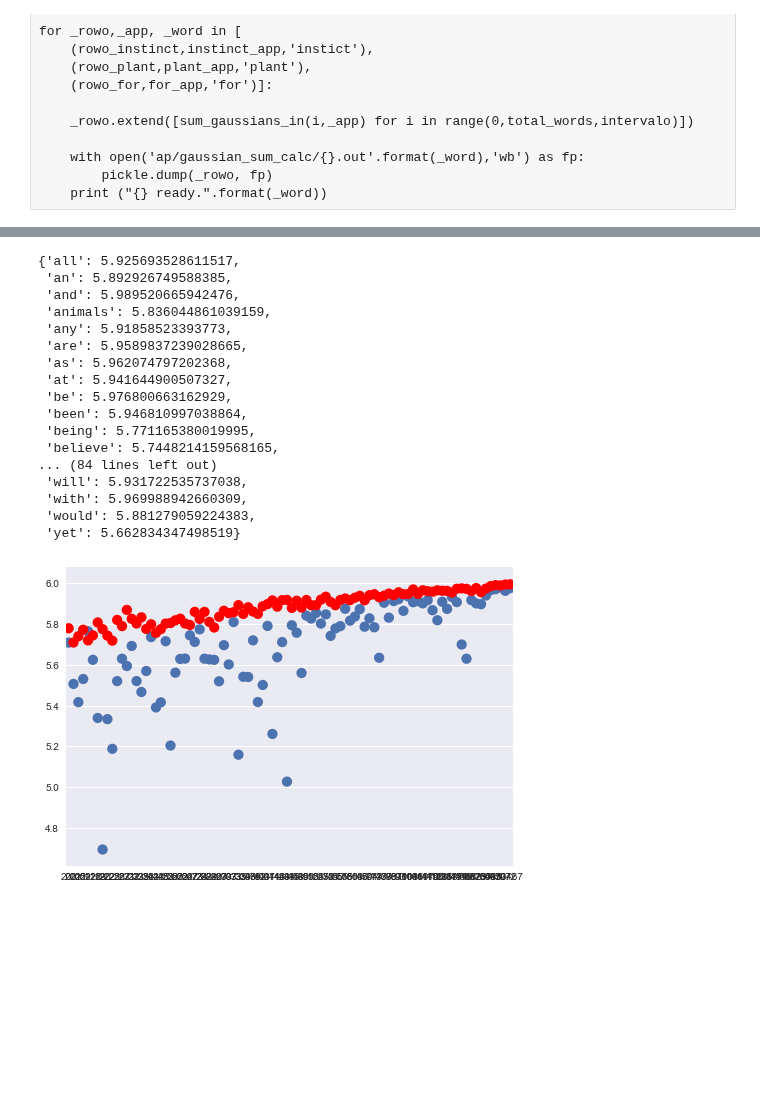
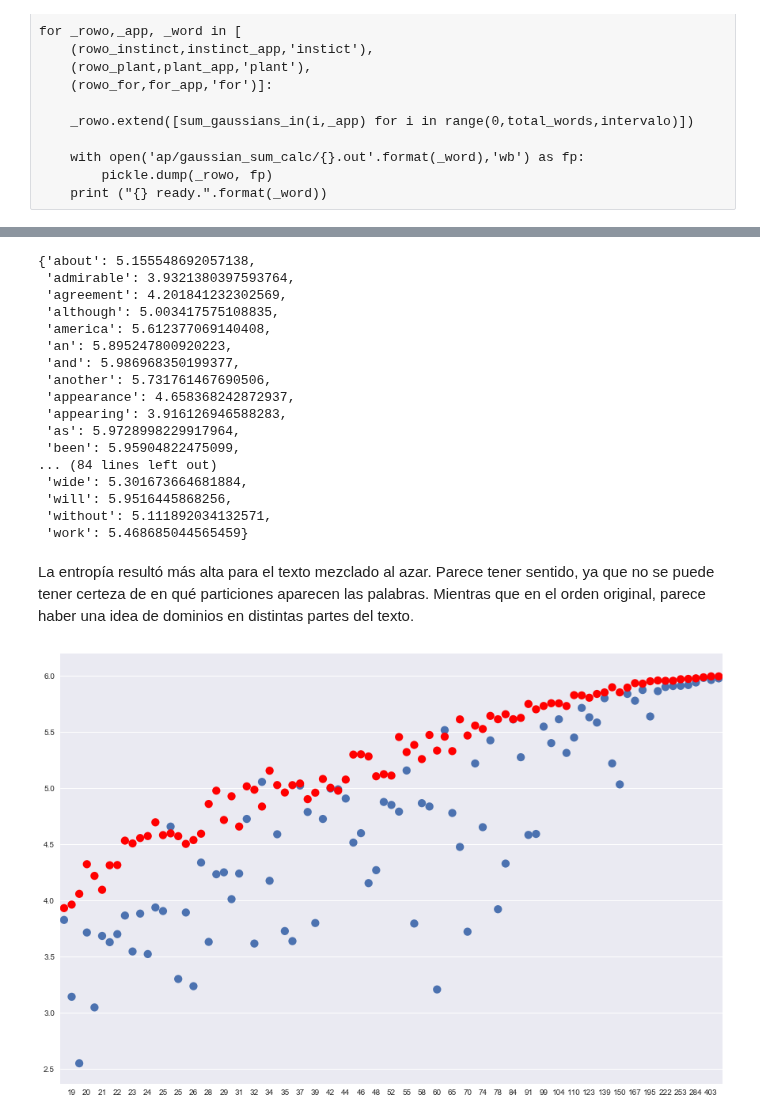
Before and after one commit to BrianBohe/DataScienceCourse, a Jupyter notebook: tp6/tp6.ipynb, the cells around one changed output, grey strips where cells are left out. Drawn from its saved outputs; the diff is of its cells as text; code cells hidden in the pictures; blank space fills up the shorter version.

```diff
--- a/tp6/tp6.ipynb
+++ b/tp6/tp6.ipynb
@@ -18,10 +22,12 @@ import pickle
 # %%
 def tokenize(text, remove_stopwords=True, allowed_words = [], lemat=False):
-    stopWords = set(stopwords.words('english'))|set(["''",",''",".''",".,'","...",".,",'``','--'])
+    stopWords = set(stopwords.words('english'))
+    removable = set(["''",",''",".''",".,'","...",".,",'``','--'])
     tokens = nltk.wordpunct_tokenize(text)
     tokens = [word.lower() for word in tokens if len(word) > 1]
-    tokens = [word for word in tokens if (not (word in stopWords and remove_stopwords) or word in allowed_words)
-              and not word.isdigit()]
+    tokens = [word for word in tokens
+              if ((not (word in stopWords and remove_stopwords) and not(word in removable)) or word in allowed_words)
+                  and not word.isdigit()]
 
     if lemat:
         porter_stemmer = PorterStemmer()
@@ -34,9 +40,10 @@ news_dic = {}
 full_text = []
 for node in root:
     docno, text = node
-    news_dic[docno.text.strip()] = text.text
+    news_dic[docno.text.strip()] = tokenize(text.text)
+    full_text.append(text.text)
 
-full_text = ''.join([v for k,v in news_dic.items()])
+full_text = ' '.join(full_text)
 # %%
 tokens = tokenize(full_text)
 fd = nltk.FreqDist(tokens)
@@ -90,4 +101,4 @@ scored
 # %%
 orig_species_f = open('ap/pg1228.txt', 'r')
 inputfile = orig_species_f.read()
-tokens_orig = tokenize(inputfile, False, allowed_words = ['for'])
+tokens_orig = tokenize(inputfile, False)
@@ -175,10 +195,10 @@ sns.plt.show()
 fd_orig = nltk.FreqDist(tokens_orig)
 salto = len(fd_orig)//1000
 elegidas = dict()
-fd_orig_s = sorted(fd_orig, key=lambda x: fd_orig[x],reverse=True)[:100]
-fd_orig_s
-for e in fd_orig_s:
-        elegidas[e] = fd_orig[e]
+fd_orig_s = sorted(fd_orig, key=lambda x: fd_orig[x],reverse=True)
+for e in range(100):
+    selection = fd_orig_s[math.floor(e**(1.5))]
+    elegidas[selection] = fd_orig[selection]
 
 elegidas
 # %% [output]
@@ -211,6 +231,7 @@ def freq_in_partition(w,p,p_total,text):
 
 particiones = 64
 entropias_orig = dict()
+
 for w,freq in elegidas.items():
     entropia_w = 0
     for p in range(particiones):
@@ -236,35 +257,46 @@ for w,freq in elegidas.items():
 entropias_orig
 entropias_random
 # %% [output]
-{'all': 5.925693528611517,
- 'an': 5.892926749588385,
- 'and': 5.989520665942476,
- 'animals': 5.836044861039159,
- 'any': 5.91858523393773,
- 'are': 5.9589837239028665,
- 'as': 5.962074797202368,
- 'at': 5.941644900507327,
- 'be': 5.976800663162929,
- 'been': 5.946810997038864,
- 'being': 5.771165380019995,
- 'believe': 5.7448214159568165,
+{'about': 5.155548692057138,
+ 'admirable': 3.9321380397593764,
+ 'agreement': 4.201841232302569,
+ 'although': 5.003417575108835,
+ 'america': 5.612377069140408,
+ 'an': 5.895247800920223,
+ 'and': 5.986968350199377,
+ 'another': 5.731761467690506,
+ 'appearance': 4.658368242872937,
+ 'appearing': 3.916126946588283,
+ 'as': 5.9728998229917964,
+ 'been': 5.95904822475099,
 ... (84 lines left out)
- 'will': 5.931722535737038,
- 'with': 5.969988942660309,
- 'would': 5.881279059224383,
- 'yet': 5.662834347498519}
+ 'wide': 5.301673664681884,
+ 'will': 5.9516445868256,
+ 'without': 5.111892034132571,
+ 'work': 5.468685044565459}
+# %% [markdown]
+La entropía resultó más alta para el texto mezclado al azar. Parece tener sentido, ya que no se puede tener certeza de en qué particiones aparecen las palabras. Mientras que en el orden original, parece haber una idea de dominios en distintas partes del texto.
 # %%
 frequencies = []
 entropies = []
 entropies_shuff = []
 for w,freq in elegidas.items():
     frequencies.append(freq)
     entropies.append(entropias_orig[w])
     entropies_shuff.append(entropias_random[w])
 
 h = sns.pointplot(x=frequencies,y=entropies, join = False, ci = None)
 g = sns.pointplot(x=frequencies,y=entropies_shuff, join = False, ci = None, color="red")
+
+freq_labels = []
+for i in range(len(frequencies)):
+    if i % 2 == 0:
+        freq_labels.append('')
+    else:
+        freq_labels.append(frequencies[len(frequencies)-i-1])
+
+g.set(xticklabels=freq_labels)
 sns.mpl.rc("figure", figsize=(15,10))
 sns.plt.show()
 # %% [output]
-[figure, old version]
+[figure, new version]
```
Also changed, not shown: parts of 27 cells of this notebook.
